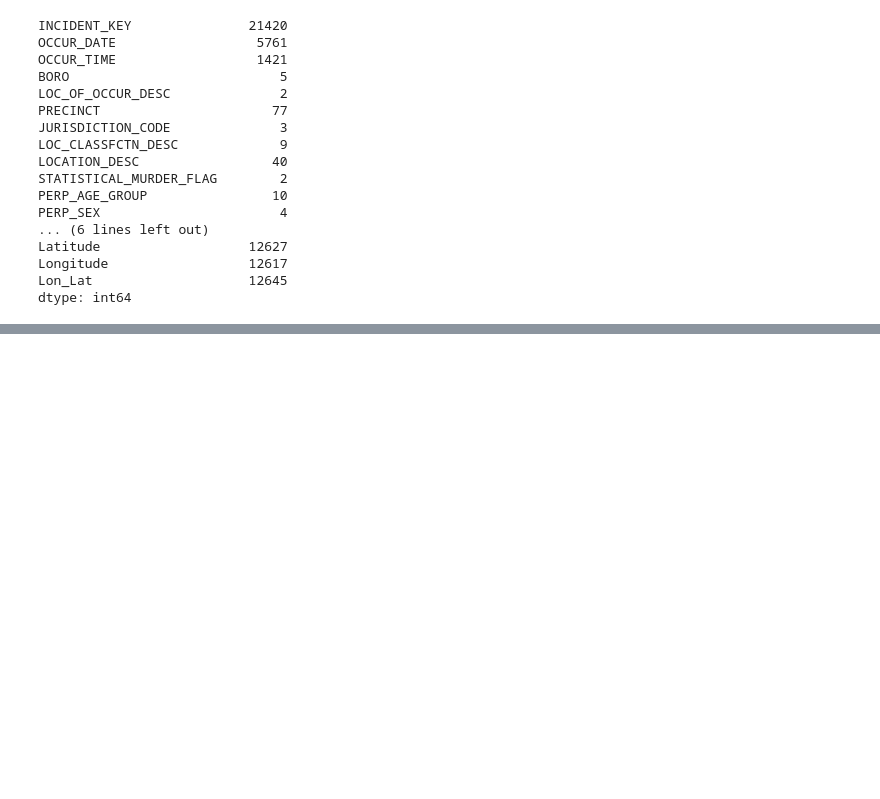
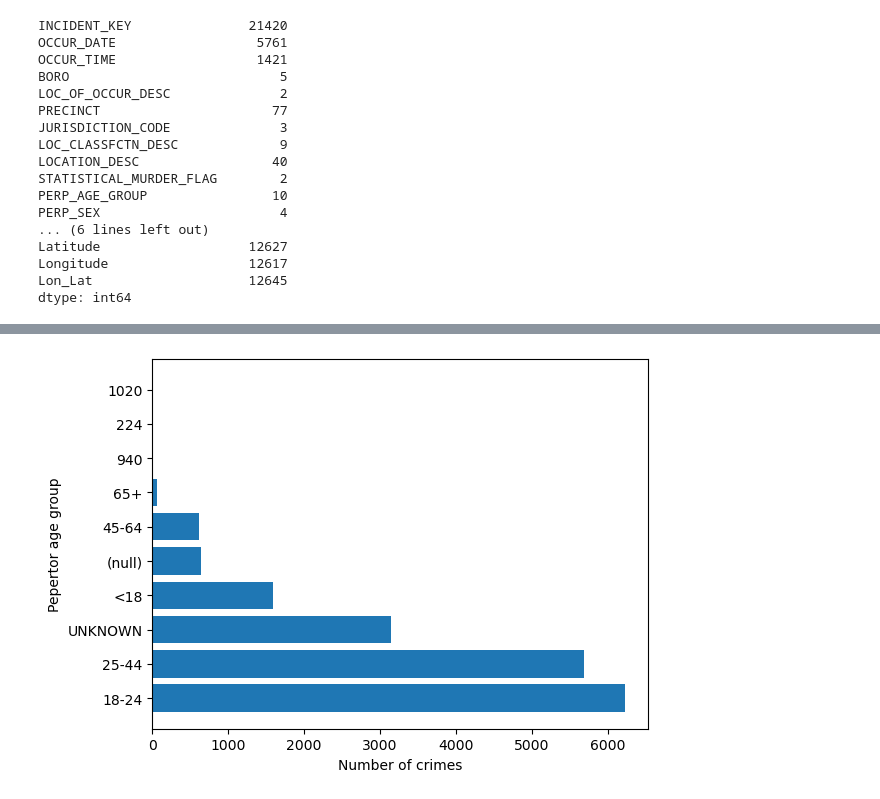
Before and after one commit to angelodavido/NYC-Crime, a Jupyter notebook: New York City Crime.ipynb, the cells around one changed output, grey strips where cells are left out. Cells and saved outputs as stored; diff of their text form; code cells hidden in the pictures; blank space fills up the shorter version.

```diff
--- a/New York City Crime.ipynb
+++ b/New York City Crime.ipynb
@@ -159,0 +176,12 @@ plt.show()
+# %%
+# Count the number of times each continent occurs
+Age_counts = NYC_df["PERP_AGE_GROUP"].value_counts()
+# Plot the results
+plt.barh(Age_counts.index, Age_counts.values)
+plt.xlabel("Number of crimes")
+plt.ylabel("Pepertor age group")
+
+# Show the plot
+plt.show()
+# %% [output]
+[figure, added]
```
Also changed, not shown: parts of 9 cells of this notebook.
